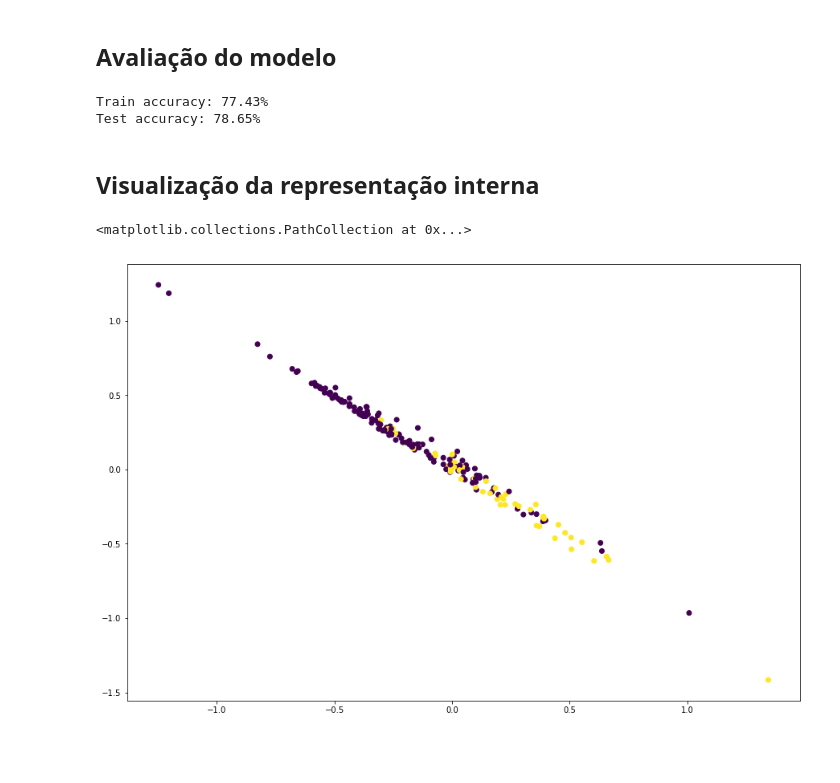
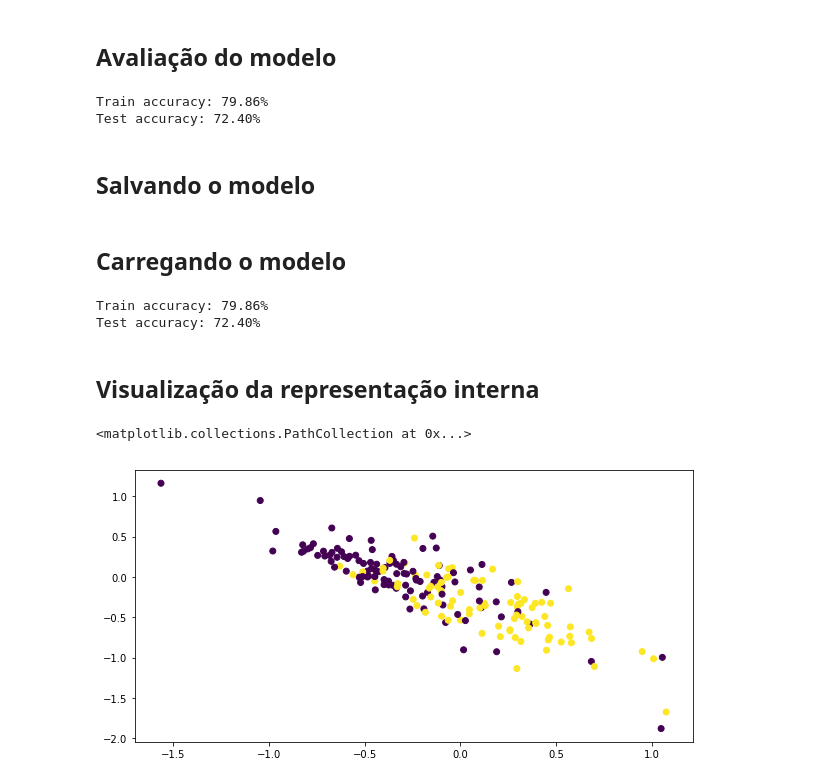
Before and after one commit to jjviana/QConSP2018, a Jupyter notebook: PytorchTutorial.ipynb, the cells around one changed output. Drawn from its saved outputs; the diff is of its cells as text; code cells hidden in the pictures; blank space fills up the shorter version.

```diff
--- a/PytorchTutorial.ipynb
+++ b/PytorchTutorial.ipynb
@@ -130,0 +229,4 @@ tensor([  5.,  12.,  21.,  32.])
+# %%
+import torch
+import matplotlib.pyplot as plt
+plt.rcParams['figure.figsize'] = [10, 5]
@@ -131,10 +237,4 @@ tensor([  5.,  12.,  21.,  32.])
 # %%
-import torch
-import matplotlib.pyplot as plt
-plt.rcParams['figure.figsize'] = [15, 10]
-
-
-torch.manual_seed(42)
 data_X = torch.linspace(-1, 1, 101)
 data_Y = 2 * data_X + torch.randn(data_X.size()) * 0.33
 
@@ -227,7 +332,7 @@ diabetes['Outcome'].replace(to_replace=[0],value=-1,inplace=True)
 
 diabetes_features=diabetes.loc[:,diabetes.columns!='Outcome']
 
-diabetes_target=diabetes.loc[:,diabetes.columns=='Outcome']
+diabetes_target=diabetes.loc[:,diabetes.columns=='Outcome'].values
 
 # Converte valores para a mesma escala (entre 0 e 1)
 
@@ -239,7 +344,10 @@ diabetes_features=minmax_scale.transform(diabetes_features)
 - Converte valores de ndarray para Tensor
 # %%
 from sklearn.model_selection import train_test_split
-X_train, X_test,Y_train,Y_test = train_test_split(diabetes_features,diabetes_target.values)
+X_train, X_test,Y_train,Y_test = train_test_split(diabetes_features,diabetes_target)
 
 X_train_tensor=torch.from_numpy(X_train).float()
 Y_train_tensor=torch.from_numpy(Y_train).float()
+
+print("Size of X feature set: ")
+X_train_tensor.size()
@@ -311,18 +427,22 @@ plt.scatter(losses.keys(),losses.values())
 # %% [markdown]
 ## Avaliação do modelo
 # %%
-with torch.no_grad():
-    # Avalia no conjunto de testes
-    X_test_tensor=torch.from_numpy(X_test).float()
-    Y_test_tensor=torch.from_numpy(Y_test).float()
+def evaluate(model):
+    with torch.no_grad():
+        # Avalia no conjunto de testes
+        X_test_tensor=torch.from_numpy(X_test).float()
+        Y_test_tensor=torch.from_numpy(Y_test).float()
 
-    y_train_pred=model(X_train_tensor)
-    y_test_pred=model(X_test_tensor)
+        y_train_pred=model(X_train_tensor)
+        y_test_pred=model(X_test_tensor)
 
-    train_accuracy=accuracy_score(Y_train_tensor.gt(0),y_train_pred.gt(0))
-    test_accuracy=accuracy_score(Y_test_tensor.gt(0),y_test_pred.gt(0))
-    print("Train accuracy: %.2f%%"%(100*train_accuracy))
-    print("Test accuracy: %.2f%%"%(100*test_accuracy))
+        train_accuracy=accuracy_score(Y_train_tensor.gt(0),y_train_pred.gt(0))
+        test_accuracy=accuracy_score(Y_test_tensor.gt(0),y_test_pred.gt(0))
+        print("Train accuracy: %.2f%%"%(100*train_accuracy))
+        print("Test accuracy: %.2f%%"%(100*test_accuracy))
+evaluate(model)
 # %% [output]
-Train accuracy: 77.43%
-Test accuracy: 78.65%
+Train accuracy: 79.86%
+Test accuracy: 72.40%
+# %% [markdown]
+## Salvando o modelo
@@ -329,2 +451,11 @@ Test accuracy: 78.65%
+# %% [markdown]
+## Carregando o modelo
+# %%
+model2=DiabetesPredictionModel()
+model2.load_state_dict(torch.load('./models/diabetes_model.dat'))
+evaluate(model2)
+# %% [output]
+Train accuracy: 79.86%
+Test accuracy: 72.40%
 # %% [markdown]
 ## Visualização da representação interna
@@ -333,5 +462,11 @@ network_representation=model.linear_projection1(X_test_tensor).detach()
 # %%
-plt.scatter(x=network_representation[:,0].numpy(),y=network_representation[:,1].numpy(),c=Y_test_tensor.gt(0).squeeze())
+X_test_tensor=torch.from_numpy(X_test).float()
+Y_test_tensor=torch.from_numpy(Y_test).float()
+network_representation=model.linear_projection1(X_test_tensor).detach()
+
+plt.scatter(x=network_representation[:,0].numpy(),
+            y=network_representation[:,1].numpy(),
+            c=Y_test_tensor.gt(0).squeeze())
 # %% [output]
 <matplotlib.collections.PathCollection at 0x...>
-[figure, old version]
+[figure, new version]
```
Also changed, not shown: parts of 40 cells of this notebook, 12 other files.
